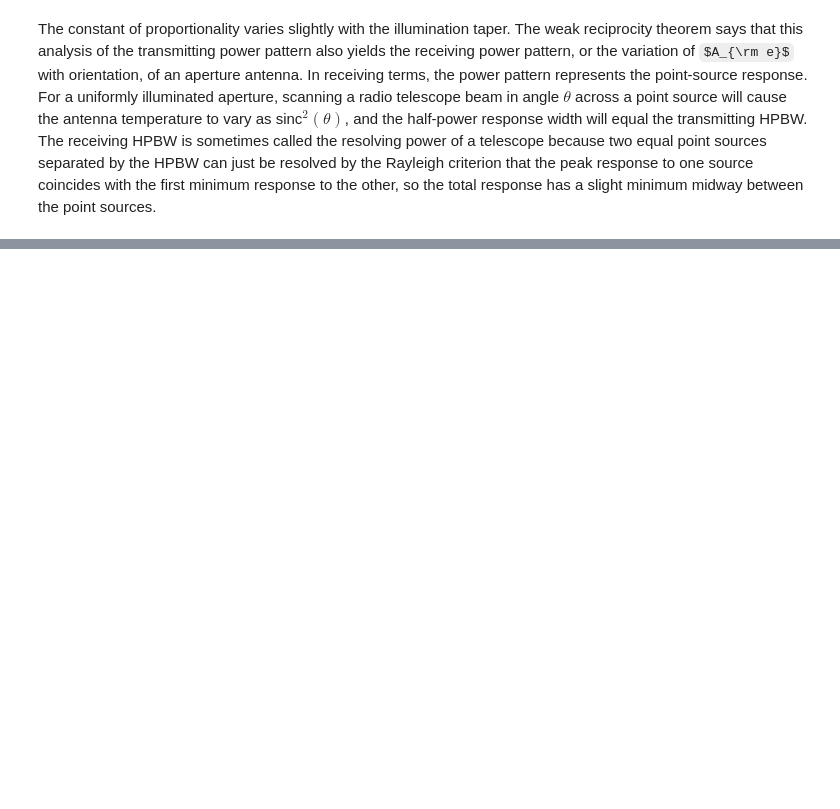
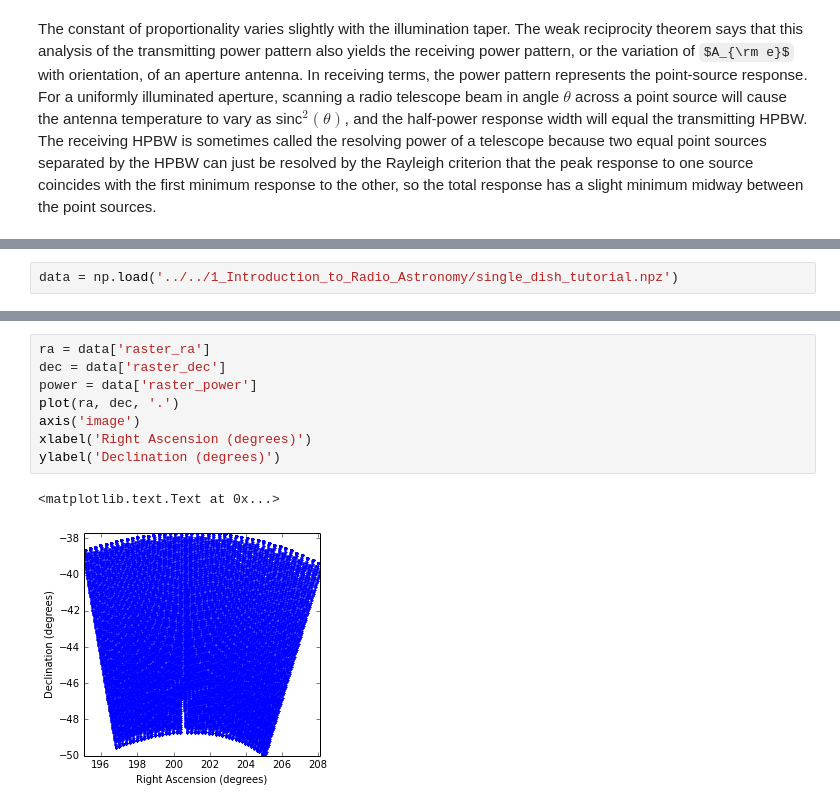
Before and after one commit to ska-sa/tutorials, a Jupyter notebook: 2_Radio_Astronomy_Honours/3_Antennas/Reflector Antennas.ipynb, the cells around one changed output, grey strips where cells are left out. Drawn from its saved outputs; the diff is of its cells as text; some formulas as TeX source; blank space fills up the shorter version.

```diff
--- a/2_Radio_Astronomy_Honours/3_Antennas/Reflector Antennas.ipynb
+++ b/2_Radio_Astronomy_Honours/3_Antennas/Reflector Antennas.ipynb
@@ -182,0 +220,2 @@ plot(theta_d,scan,'.-')
+# %%
+data = np.load('../../1_Introduction_to_Radio_Astronomy/single_dish_tutorial.npz')
@@ -182,0 +228,11 @@ plot(theta_d,scan,'.-')
+# %%
+ra = data['raster_ra']
+dec = data['raster_dec']
+power = data['raster_power']
+plot(ra, dec, '.')
+axis('image')
+xlabel('Right Ascension (degrees)')
+ylabel('Declination (degrees)')
+# %% [output]
+<matplotlib.text.Text at 0x...>
+[figure, added]
```
Also changed, not shown: parts of 21 cells of this notebook.
